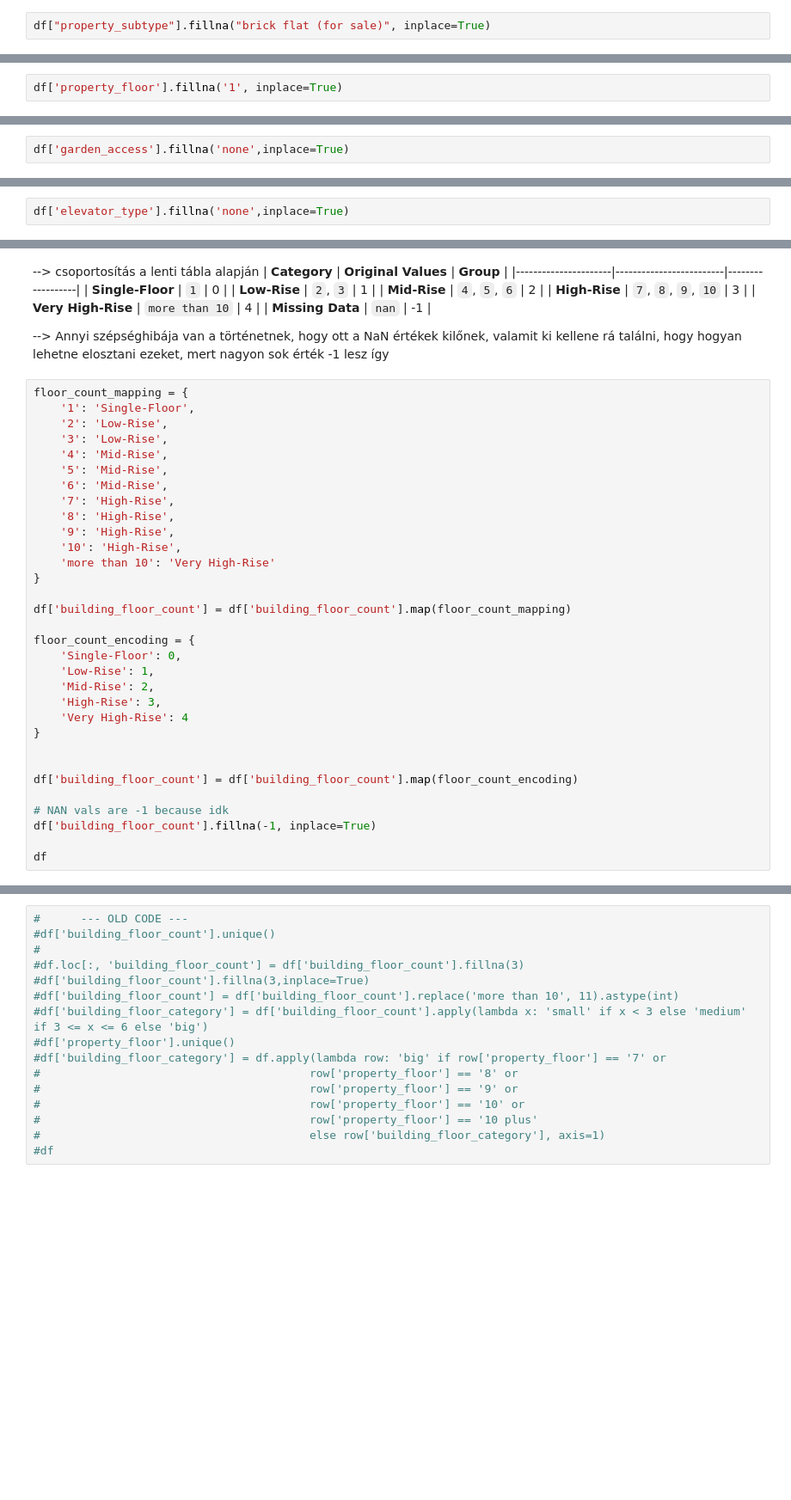
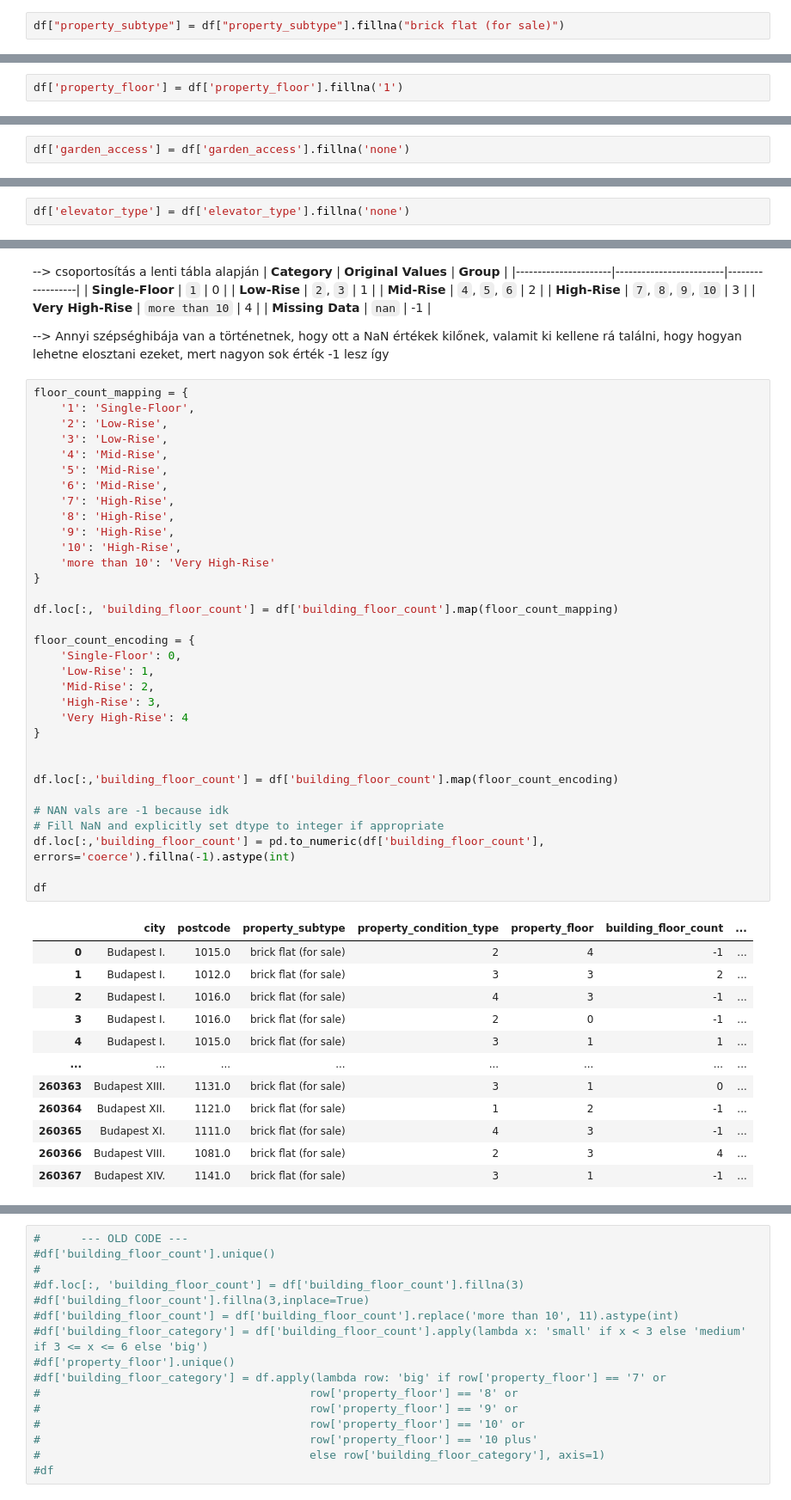
Before and after one commit to kristof39612/lakasarak_lab, a Jupyter notebook: main.ipynb, the cells around one changed output, grey strips where cells are left out. Shown at 86% size. Cells and saved outputs as stored; diff of their text form; blank space fills up the shorter version.

````diff
--- a/main.ipynb
+++ b/main.ipynb
@@ -373,4 +368,4 @@ Name: property_subtype, dtype: object
 - Kitöltjük ```unknown```-al a ```null``` értékeket (kb. 5300 db [2%])
 - Mivel a ```brick_flat (for sale)``` a legkiemelkedőbb érték, ezért ehhez is hozzácsaphatjuk
 # %%
-df["property_subtype"].fillna("brick flat (for sale)", inplace=True)
+df["property_subtype"] = df["property_subtype"].fillna("brick flat (for sale)")
@@ -480,4 +468,4 @@ array(['4', '2', '1', 'basement', 'ground floor', '10 plus', '3',
 # %% [markdown]
 --> ~5%-a missing, elég nagy ahhoz hogy droppoljunk, legyen ezért kitöltve ```1``` értékkel, mert ott 19%-ban az a most common value
 # %%
-df['property_floor'].fillna('1', inplace=True)
+df['property_floor'] = df['property_floor'].fillna('1')
@@ -550,4 +531,4 @@ df['garden_access'].unique()
 # %% [output]
 array([nan, 'none', 'yes'], dtype=object)
 # %%
-df['garden_access'].fillna('none',inplace=True)
+df['garden_access'] = df['garden_access'].fillna('none')
@@ -565,4 +539,4 @@ For example, when doing 'df[col].method(value, inplace=True)', try using 'df.met
 
 ### Elevator_type
 # %%
-df['elevator_type'].fillna('none',inplace=True)
+df['elevator_type'] = df['elevator_type'].fillna('none')
@@ -725,33 +692,46 @@ array([nan, '5', '2', '3', '4', '1', '6', '10', '7', '8', '9',
 # %%
 floor_count_mapping = {
     '1': 'Single-Floor',
     '2': 'Low-Rise',
     '3': 'Low-Rise',
     '4': 'Mid-Rise',
     '5': 'Mid-Rise',
     '6': 'Mid-Rise',
     '7': 'High-Rise',
     '8': 'High-Rise',
     '9': 'High-Rise',
     '10': 'High-Rise',
     'more than 10': 'Very High-Rise'
 }
 
-df['building_floor_count'] = df['building_floor_count'].map(floor_count_mapping)
+df.loc[:, 'building_floor_count'] = df['building_floor_count'].map(floor_count_mapping)
 
 floor_count_encoding = {
     'Single-Floor': 0,
     'Low-Rise': 1,
     'Mid-Rise': 2,
     'High-Rise': 3,
     'Very High-Rise': 4
 }
 
 
-df['building_floor_count'] = df['building_floor_count'].map(floor_count_encoding)
+df.loc[:,'building_floor_count'] = df['building_floor_count'].map(floor_count_encoding)
 
 # NAN vals are -1 because idk
-df['building_floor_count'].fillna(-1, inplace=True)
+# Fill NaN and explicitly set dtype to integer if appropriate
+df.loc[:,'building_floor_count'] = pd.to_numeric(df['building_floor_count'], errors='coerce').fillna(-1).astype(int)
 
 df
 # %% [output]
+|  | city | postcode | property_subtype | property_condition_type | property_floor | building_floor_count | ... |
+| 0 | Budapest I. | 1015.0 | brick flat (for sale) | 2 | 4 | -1 | ... |
+| 1 | Budapest I. | 1012.0 | brick flat (for sale) | 3 | 3 | 2 | ... |
+| 2 | Budapest I. | 1016.0 | brick flat (for sale) | 4 | 3 | -1 | ... |
+| 3 | Budapest I. | 1016.0 | brick flat (for sale) | 2 | 0 | -1 | ... |
+| 4 | Budapest I. | 1015.0 | brick flat (for sale) | 3 | 1 | 1 | ... |
+| ... | ... | ... | ... | ... | ... | ... | ... |
+| 260363 | Budapest XIII. | 1131.0 | brick flat (for sale) | 3 | 1 | 0 | ... |
+| 260364 | Budapest XII. | 1121.0 | brick flat (for sale) | 1 | 2 | -1 | ... |
+| 260365 | Budapest XI. | 1111.0 | brick flat (for sale) | 4 | 3 | -1 | ... |
+| 260366 | Budapest VIII. | 1081.0 | brick flat (for sale) | 2 | 3 | 4 | ... |
+| 260367 | Budapest XIV. | 1141.0 | brick flat (for sale) | 3 | 1 | -1 | ... |
````
Also changed, not shown: parts of 13 cells of this notebook.
